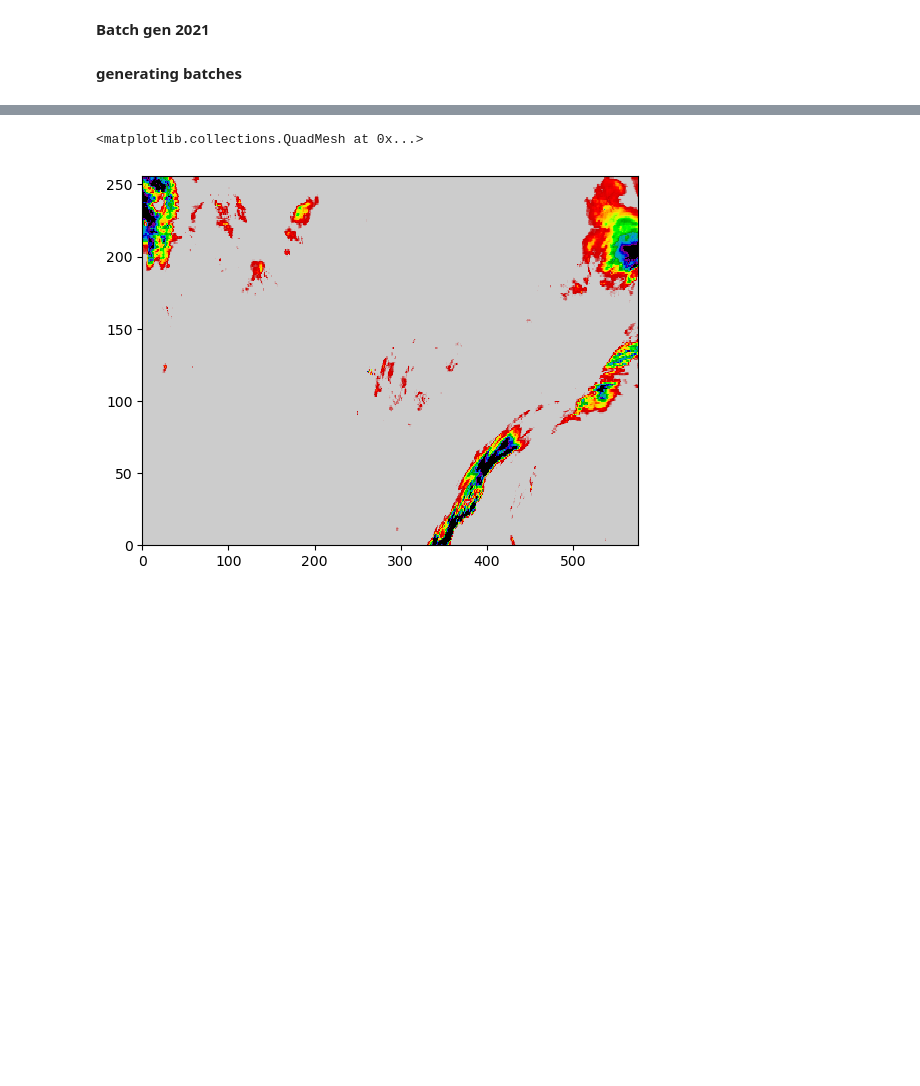
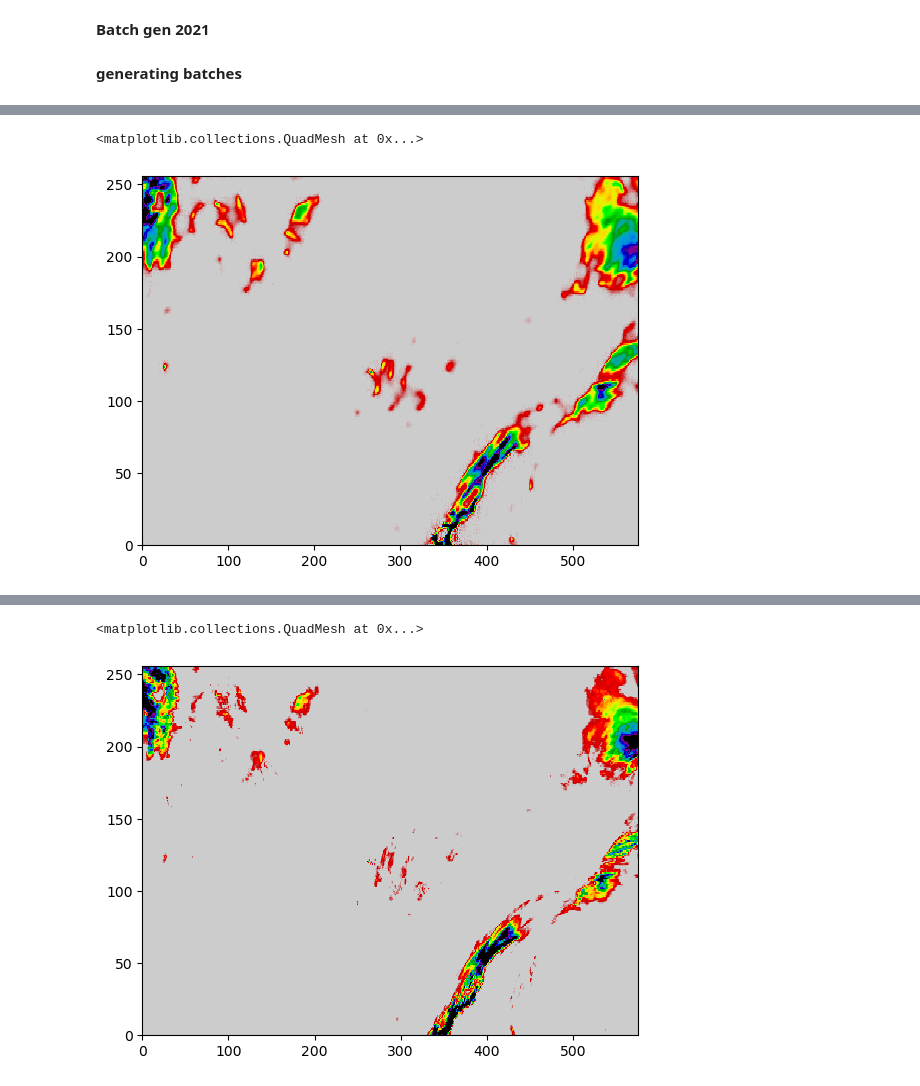
Before and after one commit to yingkaisha/MRMS_diffusion_bridge, a Jupyter notebook: DATA03_Batch_Gen_GFS.ipynb, the cells around one changed output, grey strips where cells are left out. Drawn from its saved outputs; the diff is of its cells as text; code cells hidden in the pictures; blank space fills up the shorter version.

```diff
--- a/DATA03_Batch_Gen_GFS.ipynb
+++ b/DATA03_Batch_Gen_GFS.ipynb
@@ -170,0 +188,2 @@ np.max(elev_01)
+# %%
+Y_pred = model_decoder.predict(Y_latent)
@@ -171 +197,6 @@ np.max(elev_01)
+# %%
+plt.pcolormesh(Y_pred[0, ..., 0], vmin=0, vmax=3, cmap=plt.cm.nipy_spectral_r)
+# %% [output]
+<matplotlib.collections.QuadMesh at 0x...>
+[figure, added]
 # %%
```
Also changed, not shown: parts of 14 cells of this notebook, 2 other files.
